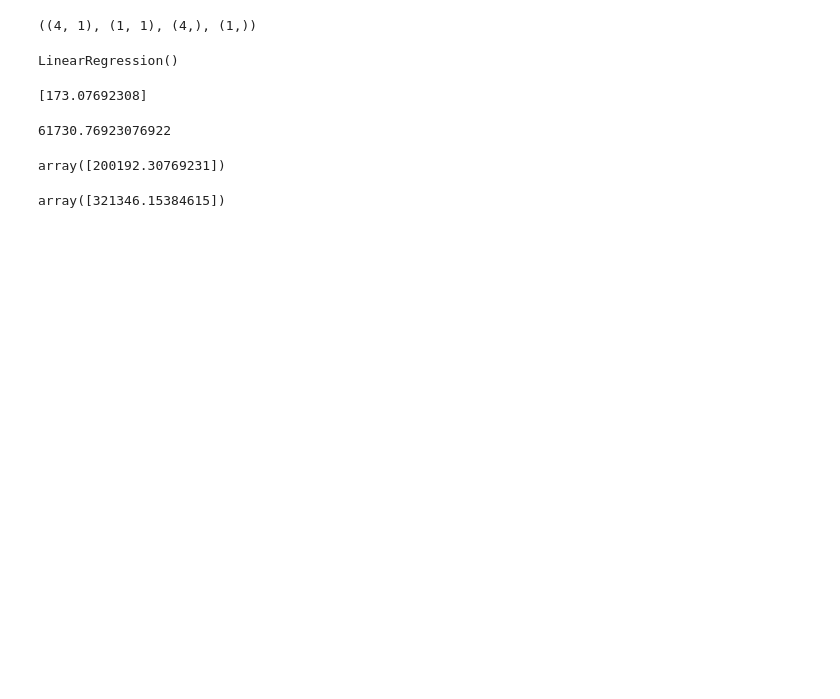
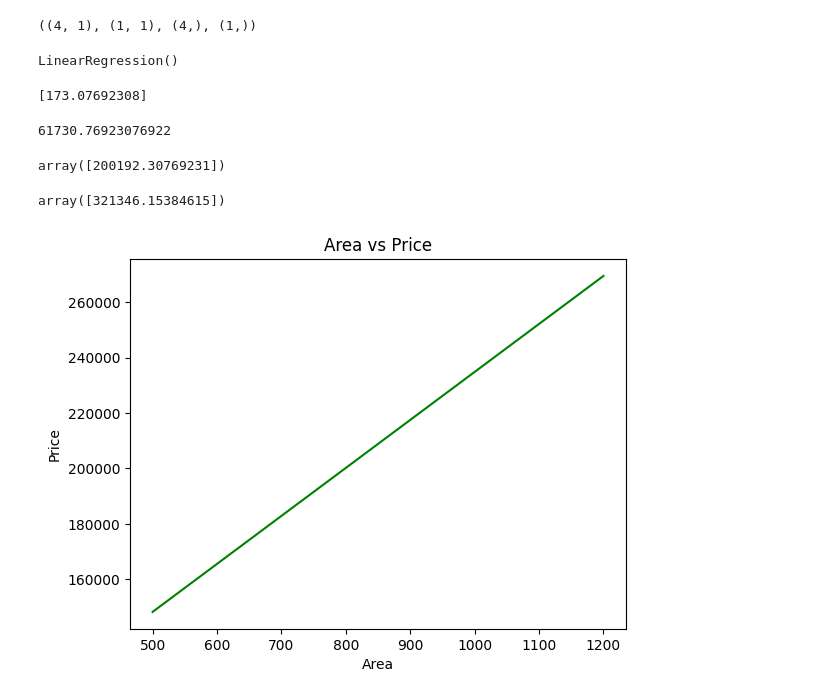
Before and after one commit to Pratyusha-Mukherjee/FSP-MachineLearning, a Jupyter notebook: day3/simplelinearregression.ipynb, the cells around one changed output. Drawn from its saved outputs; the diff is of its cells as text; code cells hidden in the pictures; blank space fills up the shorter version.

```diff
--- a/day3/simplelinearregression.ipynb
+++ b/day3/simplelinearregression.ipynb
@@ -94,3 +94,11 @@ array([200192.30769231])
 model.predict([[1500]])
 # %% [output]
 array([321346.15384615])
+# %%
+plt.xlabel('Area')
+plt.ylabel('Price')
+plt.title('Area vs Price')
+plt.plot(X,model.predict(X),color='green')
+plt.show()
+# %% [output]
+[figure, added]
```
